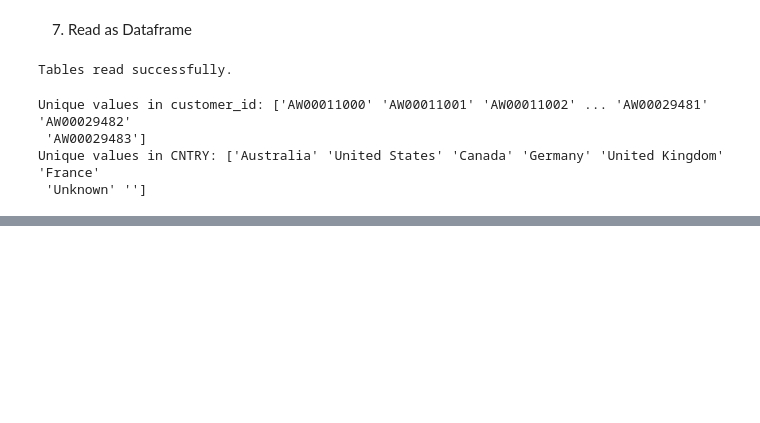
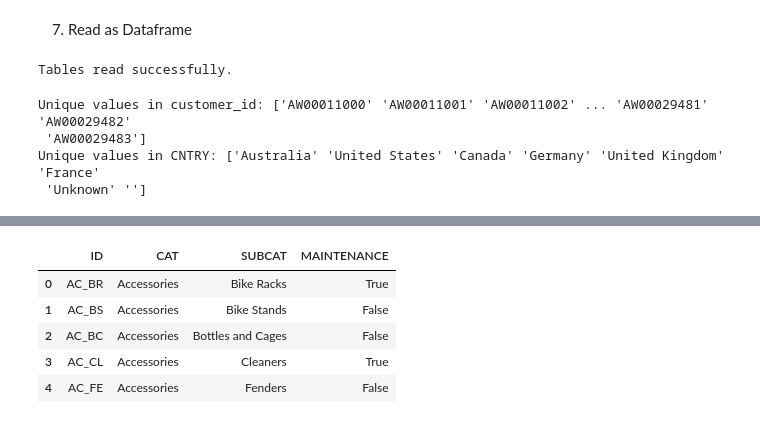
Before and after one commit to rocketwolf98/data_engineering_practice, a Jupyter notebook: crm_new.ipynb, the cells around one changed output, grey strips where cells are left out. Saved outputs shown, nothing was run; the diff lists cells and outputs as text; code cells hidden in the pictures; blank space fills up the shorter version.

```diff
--- a/crm_new.ipynb
+++ b/crm_new.ipynb
@@ -827,0 +838,9 @@ Unique values in CNTRY: ['Australia' 'United States' 'Canada' 'Germany' 'United
+# %%
+px_cat_erp.head()
+# %% [output]
+|  | ID | CAT | SUBCAT | MAINTENANCE |
+| 0 | AC_BR | Accessories | Bike Racks | True |
+| 1 | AC_BS | Accessories | Bike Stands | False |
+| 2 | AC_BC | Accessories | Bottles and Cages | False |
+| 3 | AC_CL | Accessories | Cleaners | True |
+| 4 | AC_FE | Accessories | Fenders | False |
```
Also changed, not shown: parts of 9 cells of this notebook, 1 other file.
